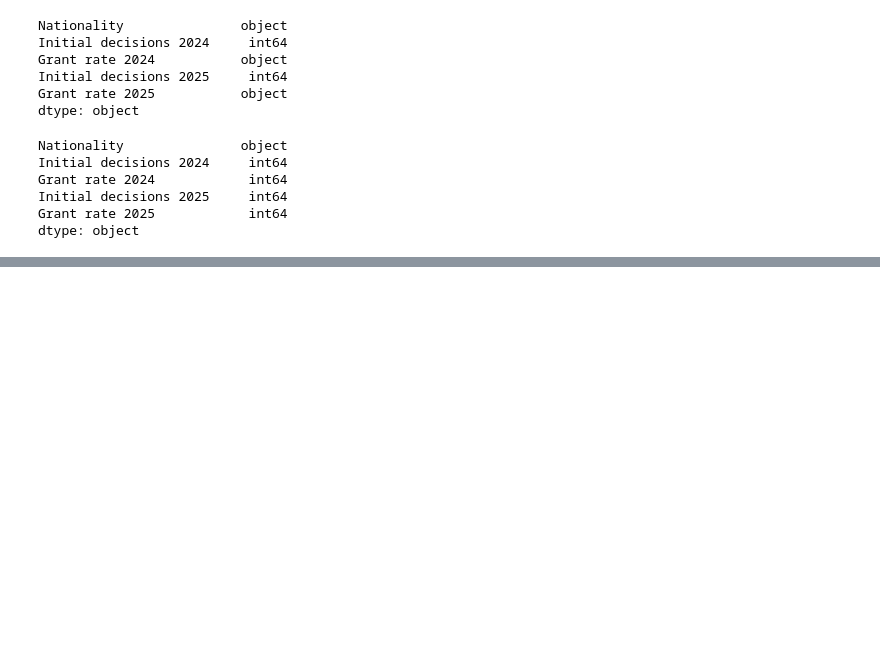
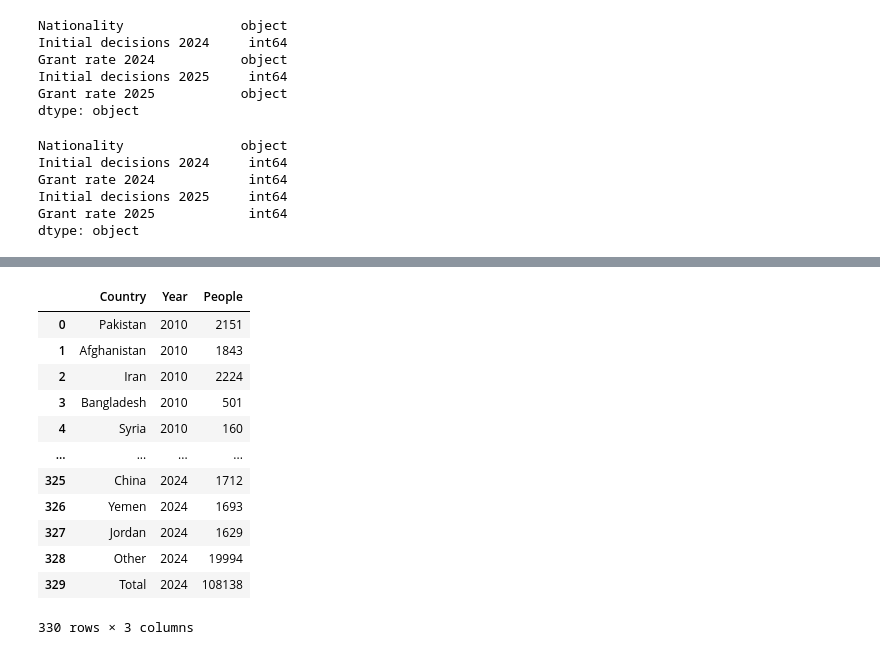
Before and after one commit to esencela/uk-immigration-data-analysis, a Jupyter notebook: notebooks/asylum-data-cleaning.ipynb, the cells around one changed output, grey strips where cells are left out. Drawn from its saved outputs; the diff is of its cells as text; code cells hidden in the pictures; blank space fills up the shorter version.

```diff
--- a/notebooks/asylum-data-cleaning.ipynb
+++ b/notebooks/asylum-data-cleaning.ipynb
@@ -172,0 +194,21 @@ df_grant.to_csv('../data/asylum-grant-rates.csv', index=False)
+# %%
+df_long = df_country.melt(
+    id_vars=["Country"],
+    var_name="Year",
+    value_name="People"
+)
+df_long
+# %% [output]
+|  | Country | Year | People |
+| 0 | Pakistan | 2010 | 2151 |
+| 1 | Afghanistan | 2010 | 1843 |
+| 2 | Iran | 2010 | 2224 |
+| 3 | Bangladesh | 2010 | 501 |
+| 4 | Syria | 2010 | 160 |
+| ... | ... | ... | ... |
+| 325 | China | 2024 | 1712 |
+| 326 | Yemen | 2024 | 1693 |
+| 327 | Jordan | 2024 | 1629 |
+| 328 | Other | 2024 | 19994 |
+| 329 | Total | 2024 | 108138 |
+330 rows × 3 columns
```
Also changed, not shown: parts of 2 cells of this notebook, 9 other files.
